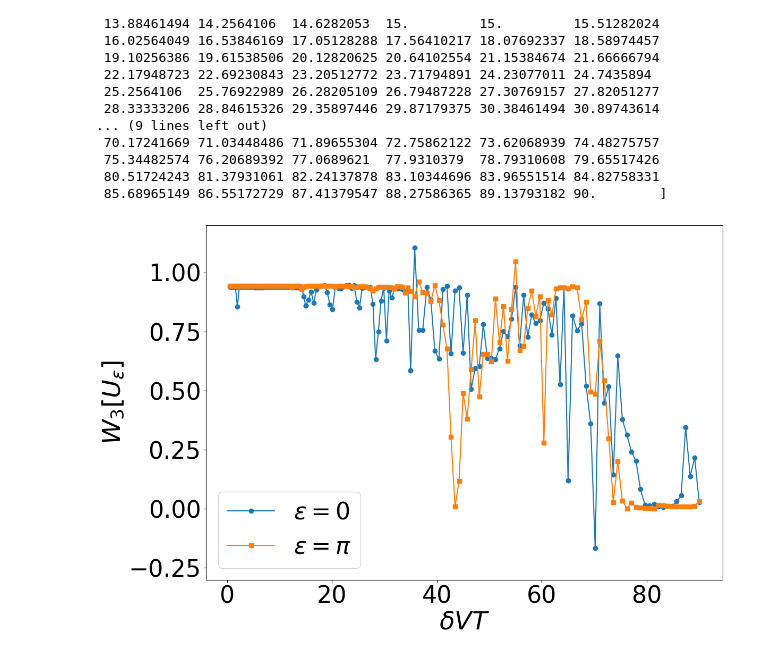
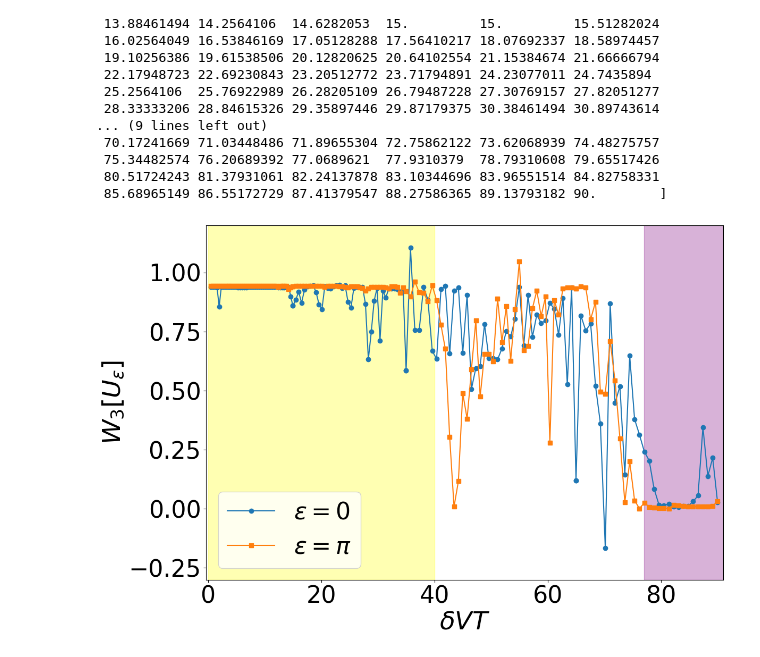
Before and after one commit to NGC2237-Clark/Topo_Loco_QCs, a Jupyter notebook: Floquet/AFAI_GPU_debugertbc.ipynb, the cells around one changed output. Cells and saved outputs as stored; diff of their text form; code cells hidden in the pictures.

```diff
--- a/Floquet/AFAI_GPU_debugertbc.ipynb
+++ b/Floquet/AFAI_GPU_debugertbc.ipynb
@@ -678,25 +703,35 @@ print(vdT_quasi2)
 # %%
 fig, ax = plt.subplots(figsize=(12, 8))
 
 # Plot y1 with label for epsilon = 0
 ax.plot(vdT_quasi2, y1_quasi2, label=r'$\varepsilon = 0$', marker='o')
 
 # Plot y2 with label for epsilon = pi
 ax.plot(vdT_quasi2, y2_quasi2, label=r'$\varepsilon = \pi$', marker='s')
 
 # Set labels and fontsize
 ax.set_xlabel(r'$\delta VT$', fontsize=34)
 ax.set_ylabel(r'$W_3[U_\varepsilon]$', fontsize=34)
 
 # Set tick label font sizes
 ax.tick_params(axis='x', labelsize=32)
 ax.tick_params(axis='y', labelsize=32)
 
 # Add a legend with the specified font size
 ax.legend(fontsize=32)
 ax.set_ylim(-0.3, 1.2)
+ax.set_xlim(-0.3, 91)
+# Add a colored window on the x-axis
+x_min_afai = 0  # starting x value of the window
+x_max_afai = 40  # ending x value of the window
+ax.axvspan(x_min_afai, x_max_afai, color='yellow', alpha=0.3)
+
+x_min_trivial = 77 ## Starting vdT value for the topologically trivial phase
+x_max_trivial = 91
+ax.axvspan(x_min_trivial, x_max_trivial, color='purple', alpha=0.3)
 # Show the plot
 plt.tight_layout()
+plt.savefig('bulkwinding_quasi_phi1.pdf')
 plt.show()
 # %% [output]
-[figure, old version]
+[figure, new version]
```
Also changed, not shown: parts of 21 cells of this notebook, 29 other files.
